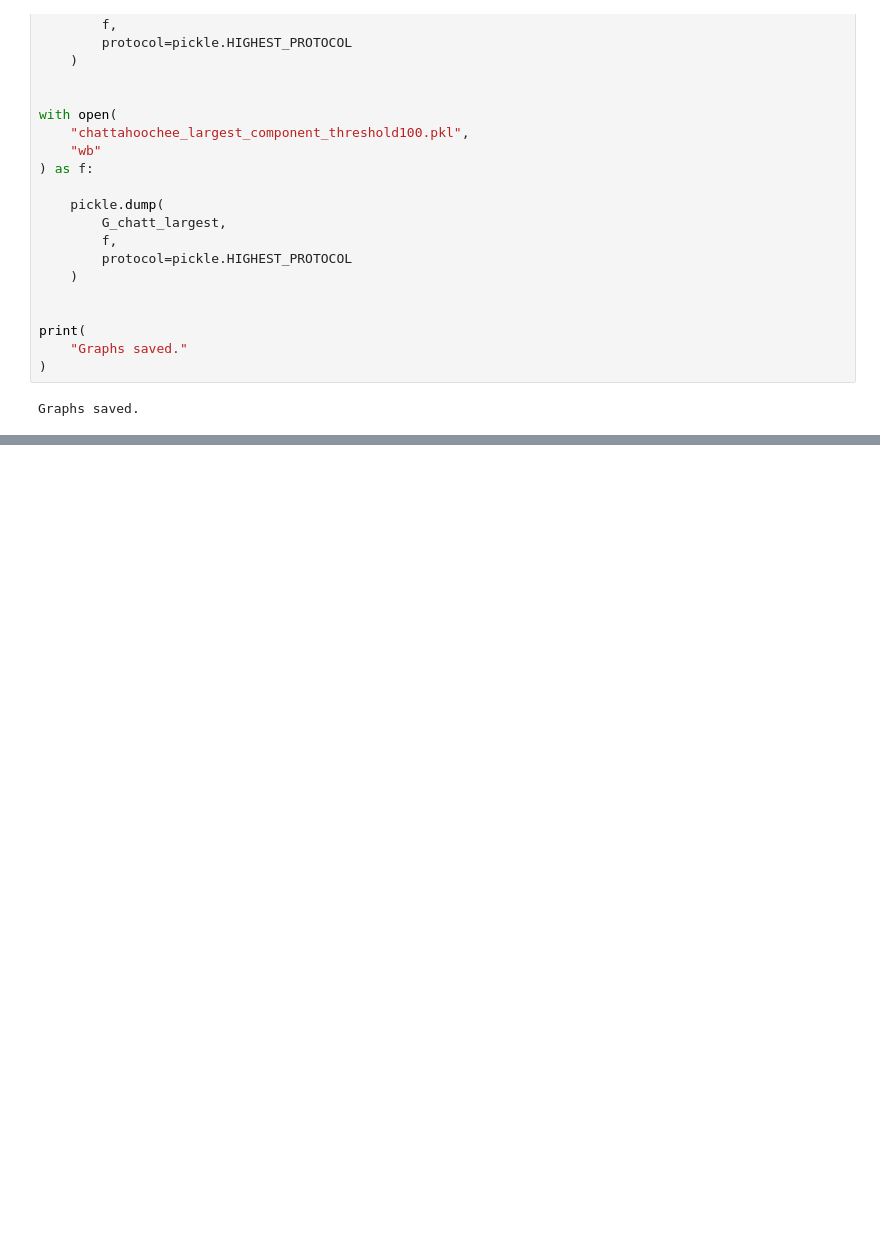
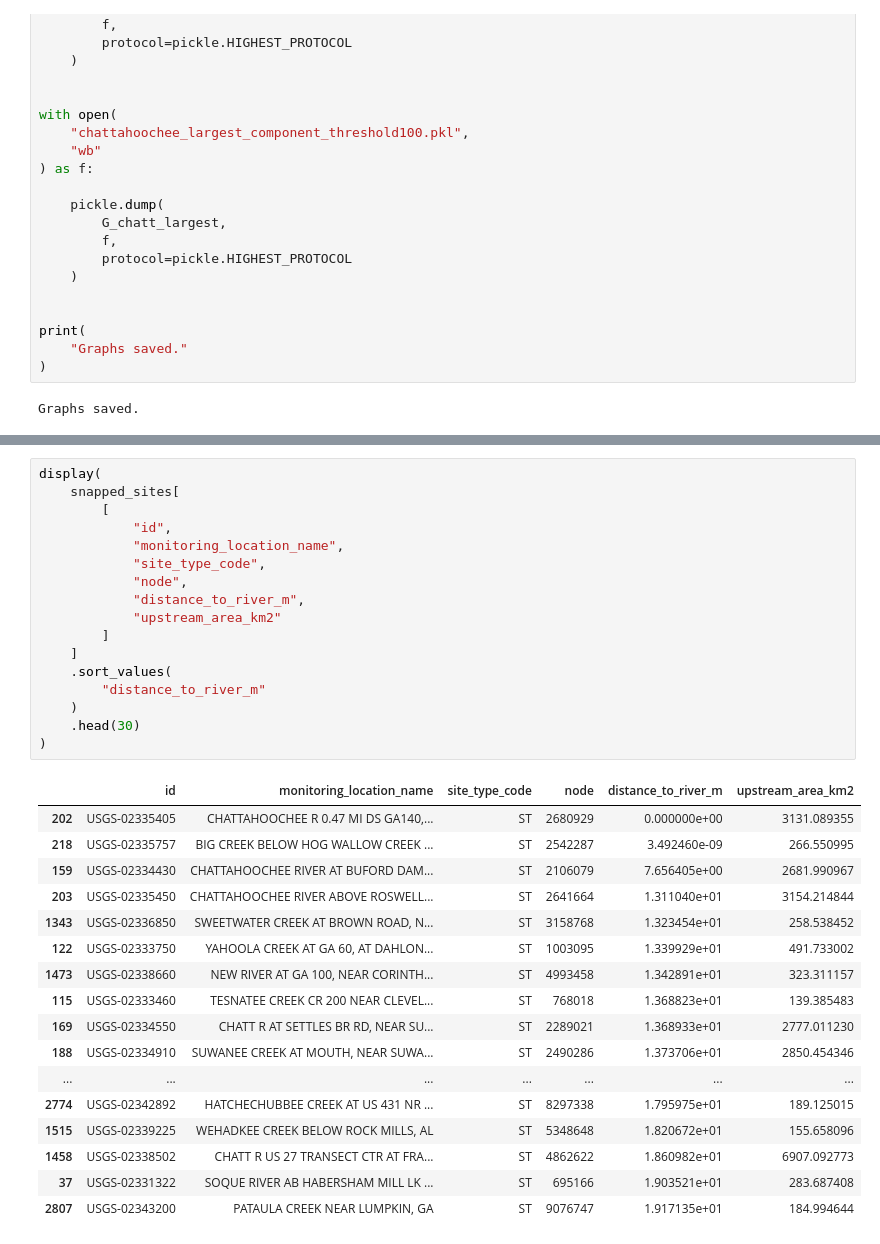
Before and after one commit to andrewc156/rivernets, a Jupyter notebook: chattahoochee_graph.ipynb, the cells around one changed output, grey strips where cells are left out. Saved outputs shown, nothing was run; the diff lists cells and outputs as text; blank space fills up the shorter version.

```diff
--- a/chattahoochee_graph.ipynb
+++ b/chattahoochee_graph.ipynb
@@ -1105,0 +1542,35 @@ Graphs saved.
+# %%
+display(
+    snapped_sites[
+        [
+            "id",
+            "monitoring_location_name",
+            "site_type_code",
+            "node",
+            "distance_to_river_m",
+            "upstream_area_km2"
+        ]
+    ]
+    .sort_values(
+        "distance_to_river_m"
+    )
+    .head(30)
+)
+# %% [output]
+|  | id | monitoring_location_name | site_type_code | node | distance_to_river_m | upstream_area_km2 |
+| 202 | USGS-02335405 | CHATTAHOOCHEE R 0.47 MI DS GA140,... | ST | 2680929 | 0.000000e+00 | 3131.089355 |
+| 218 | USGS-02335757 | BIG CREEK BELOW HOG WALLOW CREEK ... | ST | 2542287 | 3.492460e-09 | 266.550995 |
+| 159 | USGS-02334430 | CHATTAHOOCHEE RIVER AT BUFORD DAM... | ST | 2106079 | 7.656405e+00 | 2681.990967 |
+| 203 | USGS-02335450 | CHATTAHOOCHEE RIVER ABOVE ROSWELL... | ST | 2641664 | 1.311040e+01 | 3154.214844 |
+| 1343 | USGS-02336850 | SWEETWATER CREEK AT BROWN ROAD, N... | ST | 3158768 | 1.323454e+01 | 258.538452 |
+| 122 | USGS-02333750 | YAHOOLA CREEK AT GA 60, AT DAHLON... | ST | 1003095 | 1.339929e+01 | 491.733002 |
+| 1473 | USGS-02338660 | NEW RIVER AT GA 100, NEAR CORINTH... | ST | 4993458 | 1.342891e+01 | 323.311157 |
+| 115 | USGS-02333460 | TESNATEE CREEK CR 200 NEAR CLEVEL... | ST | 768018 | 1.368823e+01 | 139.385483 |
+| 169 | USGS-02334550 | CHATT R AT SETTLES BR RD, NEAR SU... | ST | 2289021 | 1.368933e+01 | 2777.011230 |
+| 188 | USGS-02334910 | SUWANEE CREEK AT MOUTH, NEAR SUWA... | ST | 2490286 | 1.373706e+01 | 2850.454346 |
+| ... | ... | ... | ... | ... | ... | ... |
+| 2774 | USGS-02342892 | HATCHECHUBBEE CREEK AT US 431 NR ... | ST | 8297338 | 1.795975e+01 | 189.125015 |
+| 1515 | USGS-02339225 | WEHADKEE CREEK BELOW ROCK MILLS, AL | ST | 5348648 | 1.820672e+01 | 155.658096 |
+| 1458 | USGS-02338502 | CHATT R US 27 TRANSECT CTR AT FRA... | ST | 4862622 | 1.860982e+01 | 6907.092773 |
+| 37 | USGS-02331322 | SOQUE RIVER AB HABERSHAM MILL LK ... | ST | 695166 | 1.903521e+01 | 283.687408 |
+| 2807 | USGS-02343200 | PATAULA CREEK NEAR LUMPKIN, GA | ST | 9076747 | 1.917135e+01 | 184.994644 |
```
Also changed, not shown: parts of 25 cells of this notebook, 4 other files.
